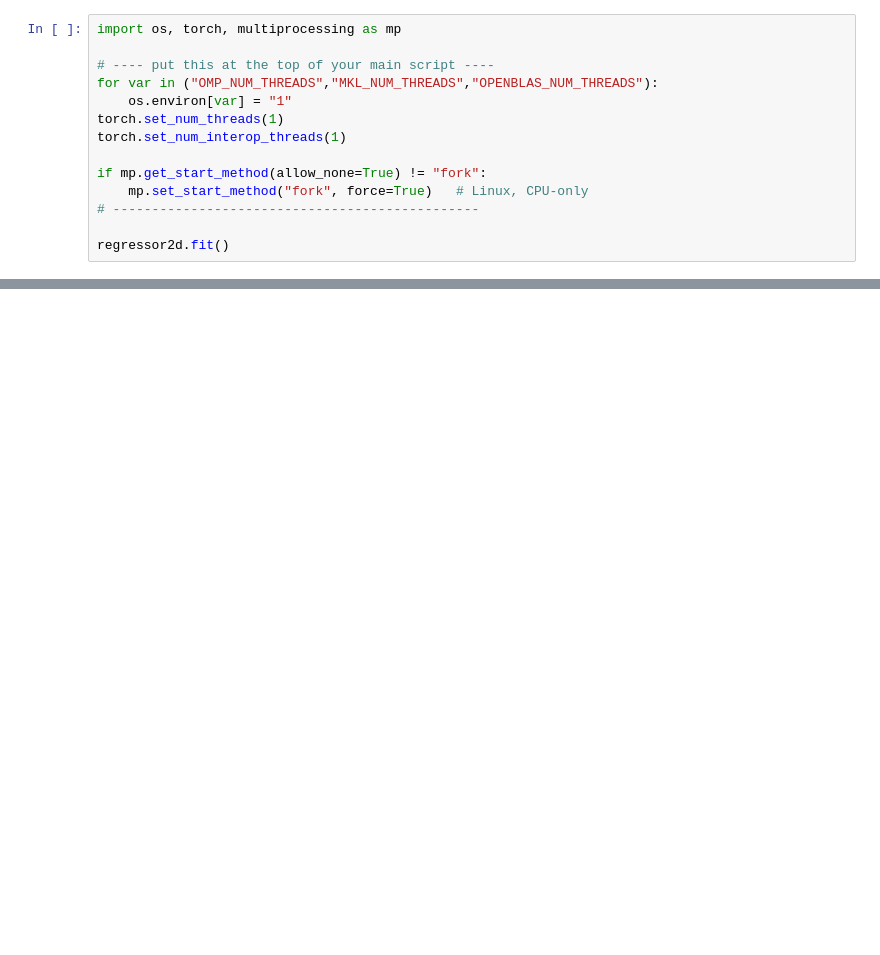
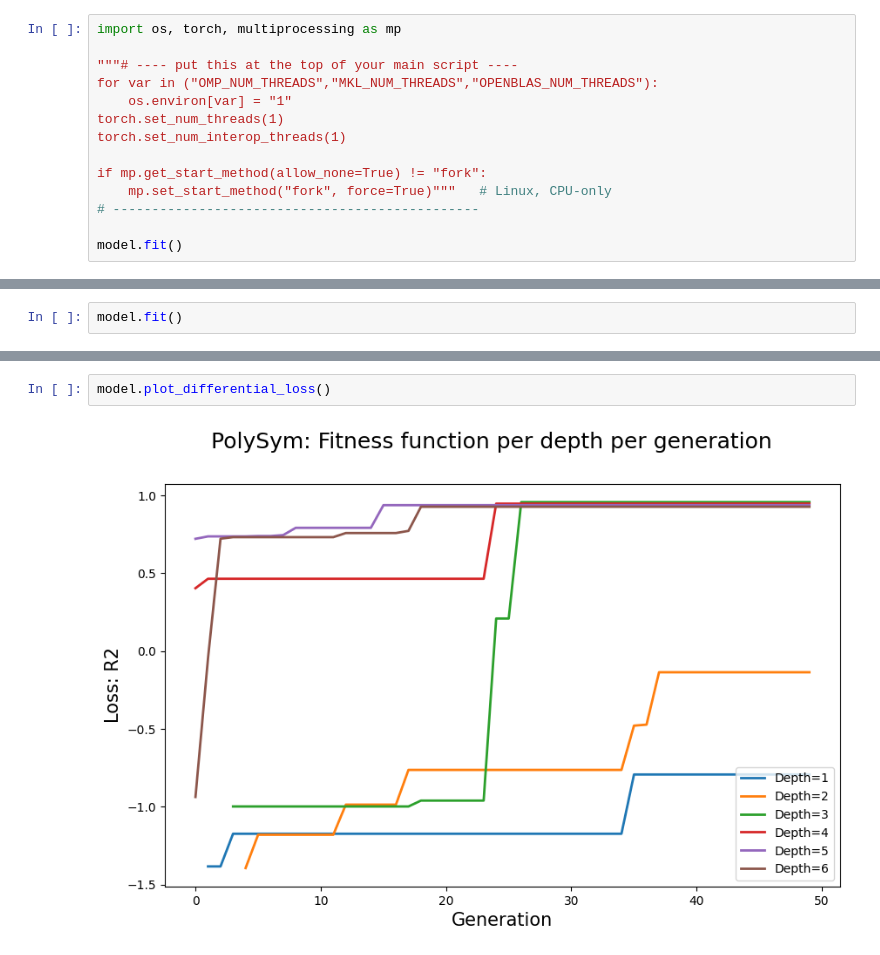
Before and after one commit to nmichaud0/PolySym, a Jupyter notebook: polysym/experiments/testing1.ipynb, the cells around one changed output, grey strips where cells are left out. Drawn from its saved outputs; the diff is of its cells as text; blank space fills up the shorter version.

```diff
--- a/polysym/experiments/testing1.ipynb
+++ b/polysym/experiments/testing1.ipynb
@@ -44,15 +72,15 @@ regressor2d = Regressor(X3d=X3d,
 # %%
 import os, torch, multiprocessing as mp
 
-# ---- put this at the top of your main script ----
+"""# ---- put this at the top of your main script ----
 for var in ("OMP_NUM_THREADS","MKL_NUM_THREADS","OPENBLAS_NUM_THREADS"):
     os.environ[var] = "1"
 torch.set_num_threads(1)
 torch.set_num_interop_threads(1)
 
 if mp.get_start_method(allow_none=True) != "fork":
-    mp.set_start_method("fork", force=True)   # Linux, CPU‑only
+    mp.set_start_method("fork", force=True)"""   # Linux, CPU‑only
 # -----------------------------------------------
 
-regressor2d.fit()
+model.fit()
 # %% [output]
@@ -115,0 +136,2 @@ nan unary_cos(unary_cos(binary_pow(binary_sub(binary_add(binary_add(v0, v1), una
+# %%
+model.fit()
@@ -115,0 +143,4 @@ nan unary_cos(unary_cos(binary_pow(binary_sub(binary_add(binary_add(v0, v1), una
+# %%
+model.plot_differential_loss()
+# %% [output]
+[figure, added]
```
Also changed, not shown: parts of 13 cells of this notebook, 19 other files.
